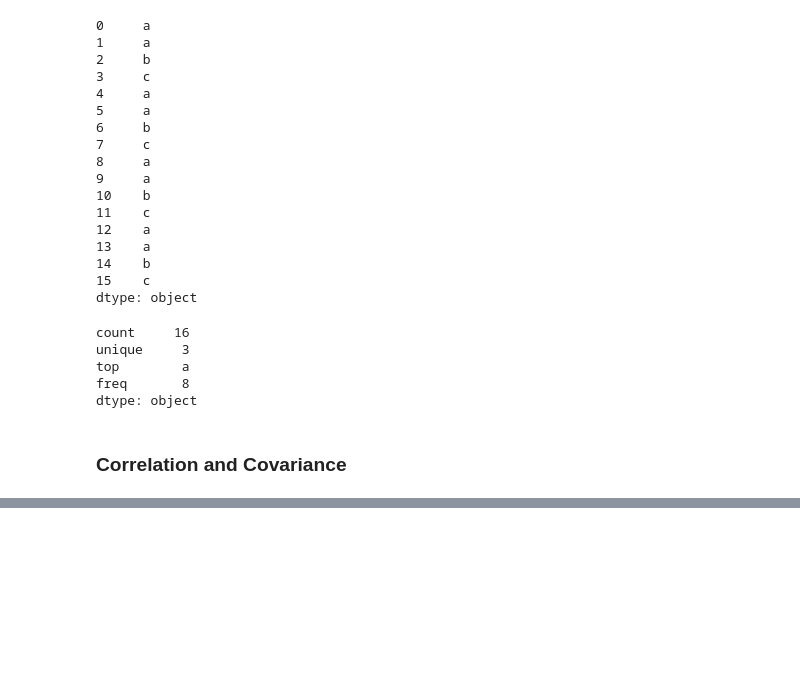
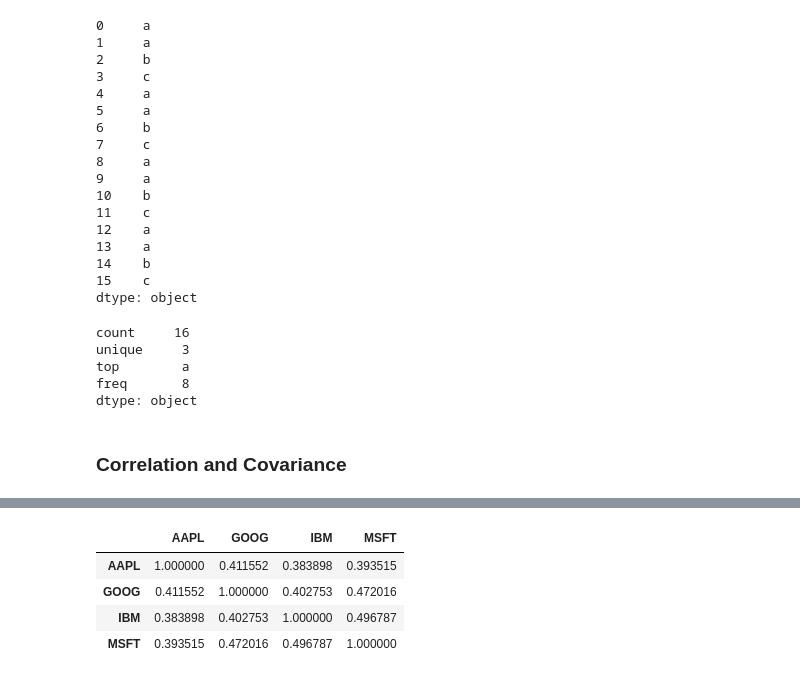
Before and after one commit to whatalnk/python-for-data-analysis, a Jupyter notebook: chap05.ipynb, the cells around one changed output, grey strips where cells are left out. Cells and saved outputs as stored; diff of their text form; code cells hidden in the pictures; blank space fills up the shorter version.

```diff
--- a/chap05.ipynb
+++ b/chap05.ipynb
@@ -1260,0 +1325,8 @@ dtype: object
+# %%
+returns.corr()
+# %% [output]
+|  | AAPL | GOOG | IBM | MSFT |
+| AAPL | 1.000000 | 0.411552 | 0.383898 | 0.393515 |
+| GOOG | 0.411552 | 1.000000 | 0.402753 | 0.472016 |
+| IBM | 0.383898 | 0.402753 | 1.000000 | 0.496787 |
+| MSFT | 0.393515 | 0.472016 | 0.496787 | 1.000000 |
```
Also changed, not shown: parts of 19 cells of this notebook, 2 other files.
